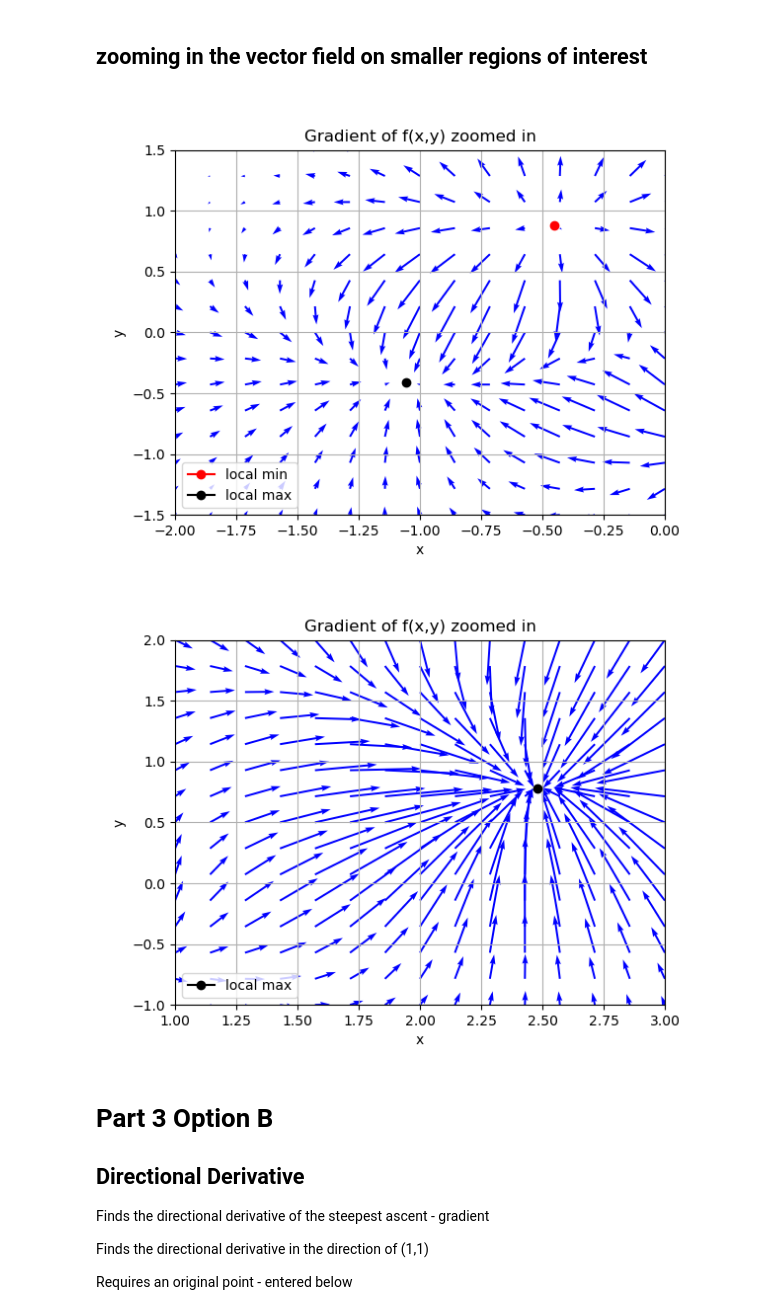
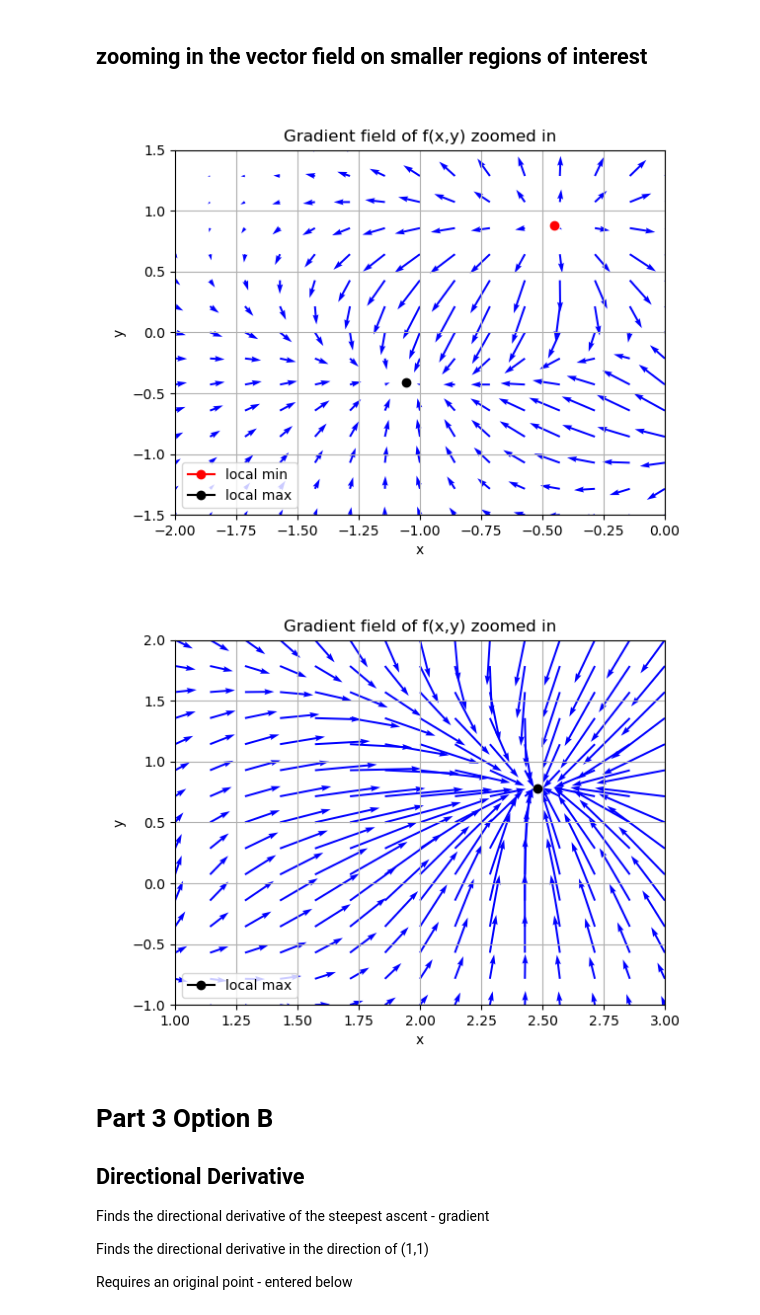
Before and after one commit to e-middleton/calcIII, a Jupyter notebook: surface.ipynb, the cells around one changed output. Saved outputs shown, nothing was run; the diff lists cells and outputs as text; code cells hidden in the pictures.

```diff
--- a/surface.ipynb
+++ b/surface.ipynb
@@ -245,33 +244,33 @@ plt.show()
 # %%
 #   np.linspace(start-point, end-point, number-of-points)
 plt.close('all')
 quiverRangex2 = np.linspace(-2, 0, 15)
 
 quiverRangey2 = np.linspace(-1.5, 1.5, 15)
 Xq2, Yq2 = np.meshgrid(quiverRangex2,quiverRangey2)
 
 # Depict illustration
 plt.figure()
 ax = fig.add_subplot(111)
 #plt.streamplot(Xq2, Yq2, df_dx(Xq2,Yq2), df_dy(Xq2,Yq2), density=1, linewidth=None, color='#A23BEC') # looks cool but harder to interpret
 plt.quiver(Xq2, Yq2, df_dx(Xq2,Yq2), df_dy(Xq2,Yq2), color='b', scale=10)
 plt.plot(-0.45330632,  0.87671602, marker='o', color='r', label='local min')
 plt.plot(-1.05783737, -0.40857482, marker='o', color='k', label='local max')
 # Setting x, y boundary limits
 plt.xlim(-2, 0)
 plt.ylim(-1.5, 1.5)
 
 # Show plot with grid
 plt.grid()
 
-plt.title('Gradient of f(x,y) zoomed in')
+plt.title('Gradient field of f(x,y) zoomed in')
 plt.xlabel('x')
 plt.ylabel('y')
 plt.legend(loc='lower left')
 ax.set_aspect('equal')
 plt.show()
 # %% [output]
-[figure, old version]
+[figure, new version]
 # %%
 #   np.linspace(start-point, end-point, number-of-points)
 plt.close('all')
@@ -291,14 +290,14 @@ plt.ylim(-1, 2)
 # Show plot with grid
 plt.grid()
 
-plt.title('Gradient of f(x,y) zoomed in')
+plt.title('Gradient field of f(x,y) zoomed in')
 plt.xlabel('x')
 plt.ylabel('y')
 ax.set_aspect('equal')
 plt.legend(loc='lower left')
 plt.show()
 # %% [output]
-[figure, old version]
+[figure, new version]
 # %% [markdown]
 # Part 3 Option B
 ## Directional Derivative
```
Also changed, not shown: parts of 8 cells of this notebook.
